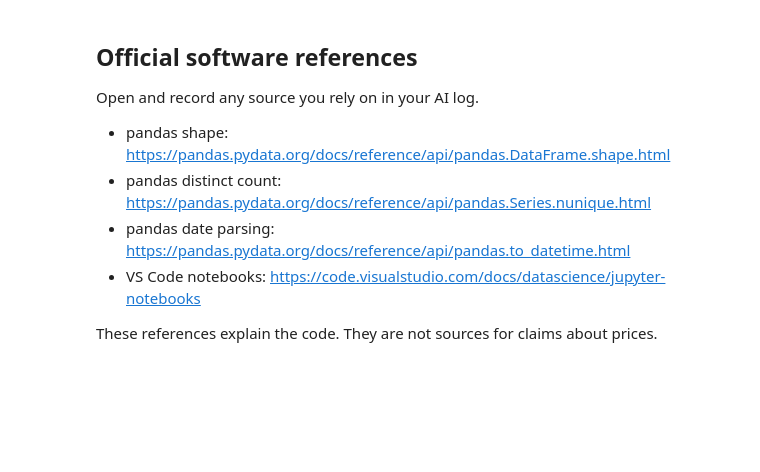
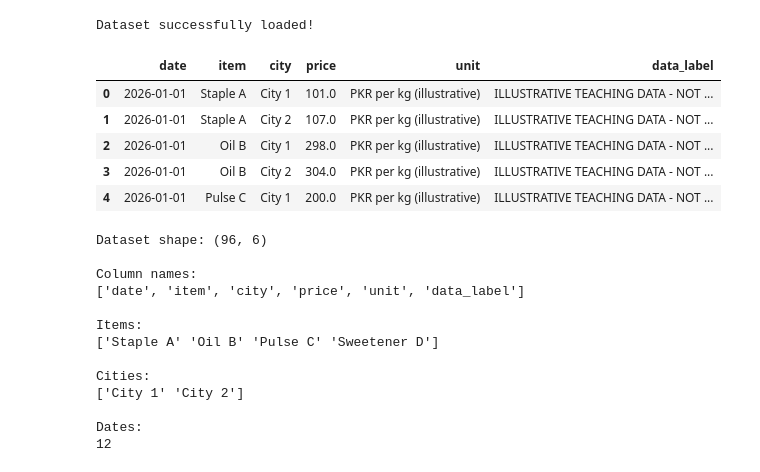
Before and after one commit to SameedKhalid/Assignment_Github_36145, a Jupyter notebook: 2_work.ipynb, the cells around one changed output. Saved outputs shown, nothing was run; the diff lists cells and outputs as text; code cells hidden in the pictures; blank space fills up the shorter version.

```diff
--- a/2_work.ipynb
+++ b/2_work.ipynb
@@ -279,11 +1,48 @@ See `3_log_reflection.md` for all five candidate questions and their evidence.
-# %% [markdown]
-## Official software references
-
-Open and record any source you rely on in your AI log.
-
-- pandas shape: https://pandas.pydata.org/docs/reference/api/pandas.DataFrame.shape.html
-- pandas distinct count: https://pandas.pydata.org/docs/reference/api/pandas.Series.nunique.html
-- pandas date parsing: https://pandas.pydata.org/docs/reference/api/pandas.to_datetime.html
-- VS Code notebooks: https://code.visualstudio.com/docs/datascience/jupyter-notebooks
-
-These references explain the code. They are not sources for claims about prices.
+# %%
+
+import pandas as pd
+
+url = "https://raw.githubusercontent.com/SameedKhalid/Assignment_Github_36145/main/teaching_prices_clean.csv"
+
+df = pd.read_csv(url)
+
+print("Dataset successfully loaded!")
+
+display(df.head())
+# %% [output]
+Dataset successfully loaded!
+|  | date | item | city | price | unit | data_label |
+| 0 | 2026-01-01 | Staple A | City 1 | 101.0 | PKR per kg (illustrative) | ILLUSTRATIVE TEACHING DATA - NOT ... |
+| 1 | 2026-01-01 | Staple A | City 2 | 107.0 | PKR per kg (illustrative) | ILLUSTRATIVE TEACHING DATA - NOT ... |
+| 2 | 2026-01-01 | Oil B | City 1 | 298.0 | PKR per kg (illustrative) | ILLUSTRATIVE TEACHING DATA - NOT ... |
+| 3 | 2026-01-01 | Oil B | City 2 | 304.0 | PKR per kg (illustrative) | ILLUSTRATIVE TEACHING DATA - NOT ... |
+| 4 | 2026-01-01 | Pulse C | City 1 | 200.0 | PKR per kg (illustrative) | ILLUSTRATIVE TEACHING DATA - NOT ... |
+# %%
+
+print("Dataset shape:", df.shape)
+
+print("\nColumn names:")
+print(df.columns.tolist())
+
+print("\nItems:")
+print(df["item"].unique())
+
+print("\nCities:")
+print(df["city"].unique())
+
+print("\nDates:")
+print(df["date"].nunique())
+# %% [output]
+Dataset shape: (96, 6)
+
+Column names:
+['date', 'item', 'city', 'price', 'unit', 'data_label']
+
+Items:
+['Staple A' 'Oil B' 'Pulse C' 'Sweetener D']
+
+Cities:
+['City 1' 'City 2']
+
+Dates:
+12
```
Also changed, not shown: parts of 27 cells of this notebook, 3 other files.
